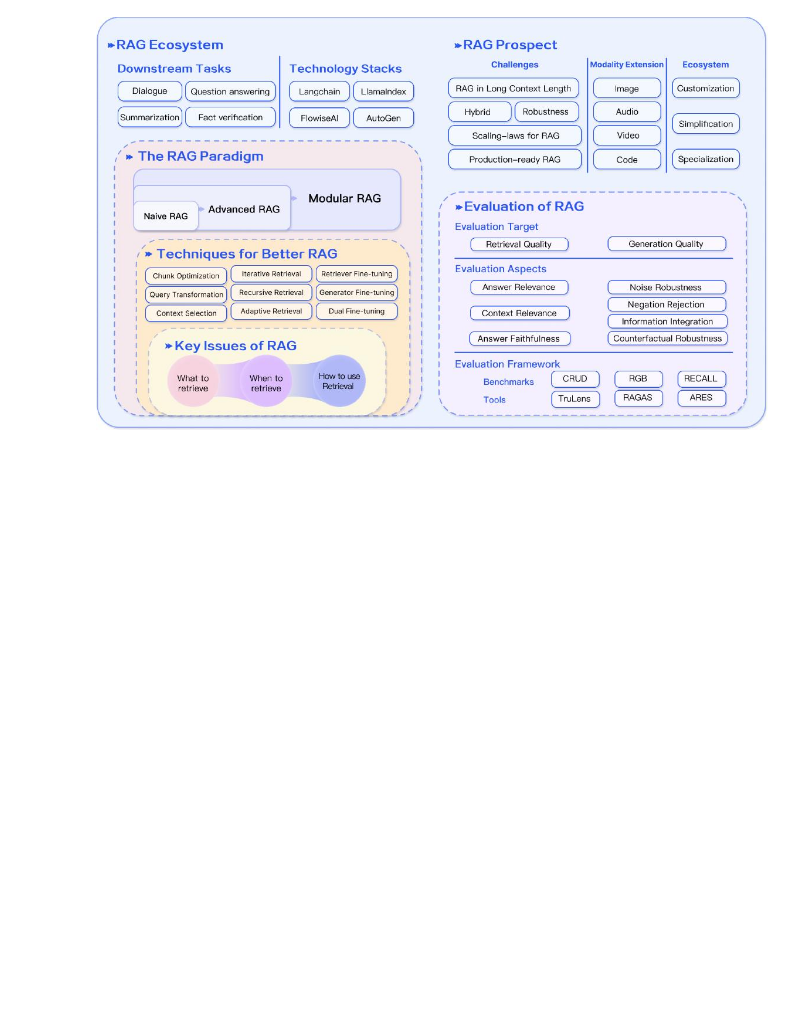
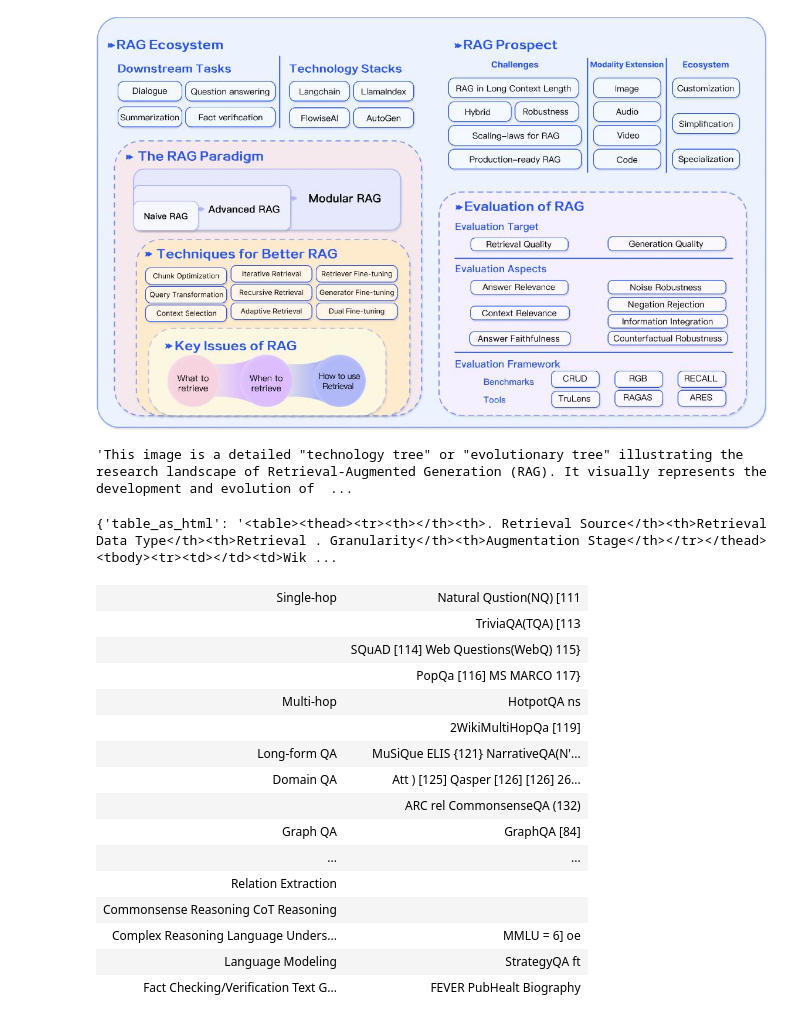
Before and after one commit to itsniharsharma/textretriRAG, a Jupyter notebook: dev.ipynb, the cells around one changed output. Cells and saved outputs as stored; diff of their text form; code cells hidden in the pictures; blank space fills up the shorter version.

```diff
--- a/dev.ipynb
+++ b/dev.ipynb
@@ -201 +187,42 @@ def genearte_image_description(image_data):
     return response.text
+# %%
+generate_image_description(all_images[0])
+# %% [output]
+'This image is a detailed "technology tree" or "evolutionary tree" illustrating the research landscape of Retrieval-Augmented Generation (RAG). It visually represents the development and evolution of  ...
+# %%
+from unstructured.documents.elements import Table
+
+table_data = []
+for idx, element in enumerate(raw_chunks):
+   if isinstance(element, Table):
+       table_data.append({
+           "table_as_html": element.metadata.text_as_html
+       })
+# %%
+table_data[0]
+# %% [output]
+{'table_as_html': '<table><thead><tr><th></th><th>. Retrieval Source</th><th>Retrieval Data Type</th><th>Retrieval . Granularity</th><th>Augmentation Stage</th></tr></thead><tbody><tr><td></td><td>Wik ...
+# %%
+from IPython.display import display, HTML
+
+def display_table_as_html(table_html):
+    display(HTML(table_html))
+
+display_table_as_html(table_data[1]['table_as_html'])
+# %% [output]
+| Single-hop | Natural Qustion(NQ) [111 |
+|  | TriviaQA(TQA) [113 |
+|  | SQuAD [114] Web Questions(WebQ) 115} |
+|  | PopQa [116] MS MARCO 117} |
+| Multi-hop | HotpotQA ns |
+|  | 2WikiMultiHopQa [119] |
+| Long-form QA | MuSiQue ELIS {121} NarrativeQA(N'... |
+| Domain QA | Att ) [125] Qasper [126] [126] 26... |
+|  | ARC rel CommonsenseQA (132) |
+| Graph QA | GraphQA [84] |
+| ... | ... |
+| Relation Extraction |  |
+| Commonsense Reasoning CoT Reasoning |  |
+| Complex Reasoning Language Unders... | MMLU = 6] oe |
+| Language Modeling | StrategyQA ft |
+| Fact Checking/Verification Text G... | FEVER PubHealt Biography |
```
Also changed, not shown: parts of 1 cell of this notebook.
